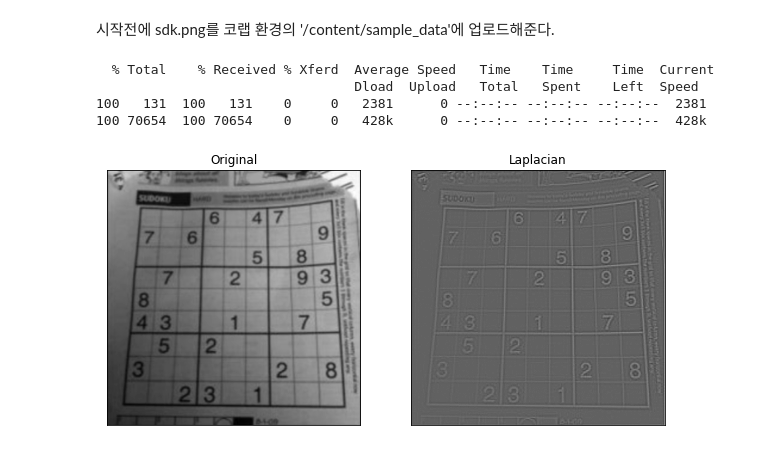
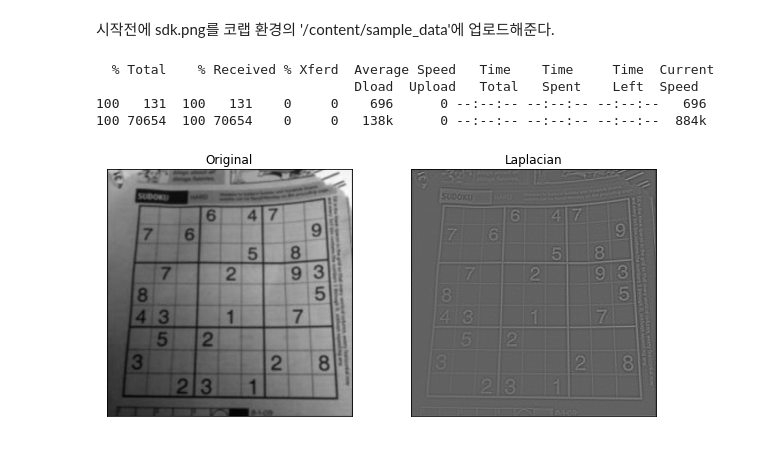
Before and after one commit to swkim01/DSAC5, a Jupyter notebook: gg-11-라플라시안_필터.ipynb, the cells around one changed output. Drawn from its saved outputs; the diff is of its cells as text; code cells hidden in the pictures.

```diff
--- a/gg-11-라플라시안_필터.ipynb
+++ b/gg-11-라플라시안_필터.ipynb
@@ -14,31 +14,25 @@
 # %%
 import cv2
 import numpy as np
 from matplotlib import pyplot as plt
 
 # 이미지 읽기
 !curl -L https://github.com/swkim01/DSAC5/raw/main/data/sdk.png -o sdk.png
 img = cv2.imread('./sdk.png',0)
 #img = cv2.imread('/content/sample_data/sdk.png',0)
 laplacian = cv2.Laplacian(img,cv2.CV_64F)
 
 fig = plt.figure(figsize=(10,10))
-#plt.subplot(2,2,1),plt.imshow(img,cmap = 'gray')
-ax1 = fig.add_subplot(1,2,1)
-ax1.imshow(img,cmap = 'gray')
-#plt.title('Original'), plt.xticks([]), plt.yticks([])
-ax1.set_title('Original'), ax1.set_xticks([]), ax1.set_yticks([])
+plt.subplot(2,2,1),plt.imshow(img,cmap = 'gray')
+plt.title('Original'), plt.xticks([]), plt.yticks([])
 
-#plt.subplot(2,2,2),plt.imshow(laplacian,cmap = 'gray')
-ax2 = fig.add_subplot(1,2,2)
-ax2.imshow(laplacian,cmap = 'gray')
-#plt.title('Laplacian'), plt.xticks([]), plt.yticks([])
-ax2.set_title('Laplacian'), ax2.set_xticks([]), ax2.set_yticks([])
+plt.subplot(2,2,2),plt.imshow(laplacian,cmap = 'gray')
+plt.title('Laplacian'), plt.xticks([]), plt.yticks([])
 
 plt.show()
 # %% [output]
   % Total    % Received % Xferd  Average Speed   Time    Time     Time  Current
                                  Dload  Upload   Total   Spent    Left  Speed
-100   131  100   131    0     0   2381      0 --:--:-- --:--:-- --:--:--  2381
-100 70654  100 70654    0     0   428k      0 --:--:-- --:--:-- --:--:--  428k
+100   131  100   131    0     0    696      0 --:--:-- --:--:-- --:--:--   696
+100 70654  100 70654    0     0   138k      0 --:--:-- --:--:-- --:--:--  884k
-[figure, old version]
+[figure, new version]
```
